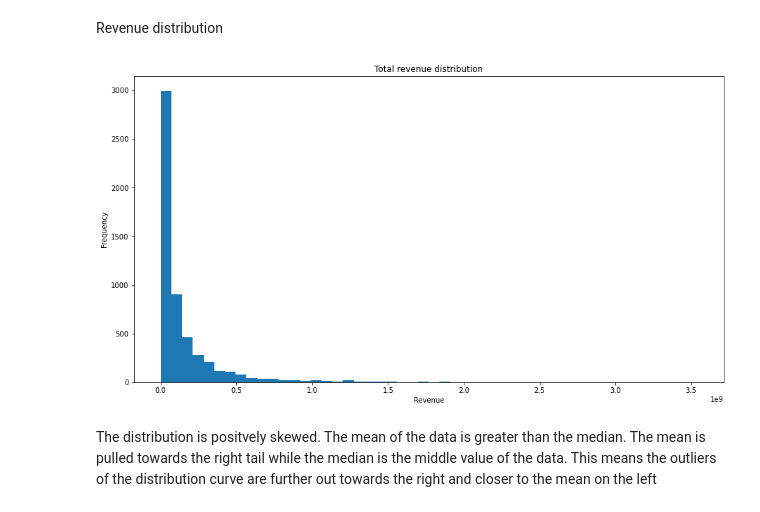
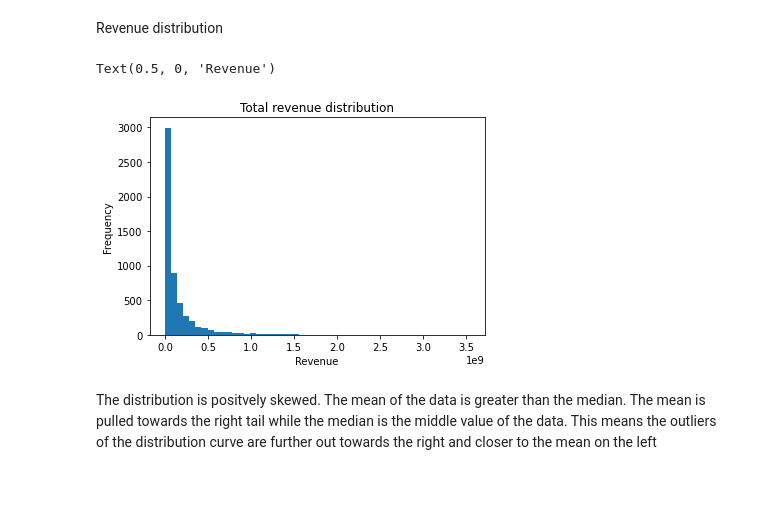
Before and after one commit to esipil/miscrosoft-project, a Jupyter notebook: index.ipynb, the cells around one changed output. Saved outputs shown, nothing was run; the diff lists cells and outputs as text; code cells hidden in the pictures; blank space fills up the shorter version.

```diff
--- a/index.ipynb
+++ b/index.ipynb
@@ -707,14 +707,15 @@ dtype: float64
 # %% [markdown]
 Revenue distribution
 # %%
-fig, ax = plt.subplots(figsize=(15,8))
+fig, ax = plt.subplots()
 ax.hist(tn_movie_budgets_df["total_revenue"], bins=50)
 ax.set_title("Total revenue distribution")
 ax.set_ylabel("Frequency")
-ax.set_xlabel("Revenue");
+ax.set_xlabel("Revenue")
 # ax.set_ylim(-1000, 6000);
 # %% [output]
+Text(0.5, 0, 'Revenue')
-[figure, old version]
+[figure, new version]
 # %% [markdown]
 The distribution is positvely skewed. The mean of the data is greater than the median. The mean is pulled towards the right tail while the median is the middle value of the data. This means the outliers of the distribution curve are further out towards the right and closer to the mean on the left
 # %%
```
Also changed, not shown: parts of 22 cells of this notebook, 6 other files.
